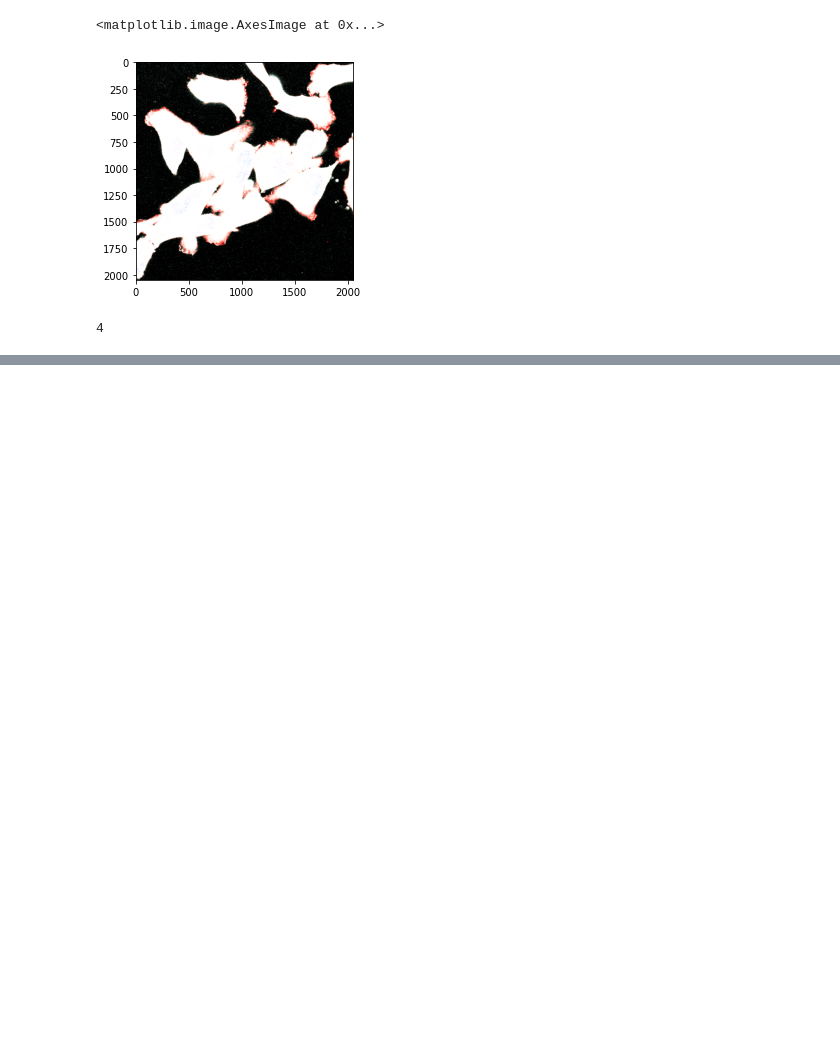
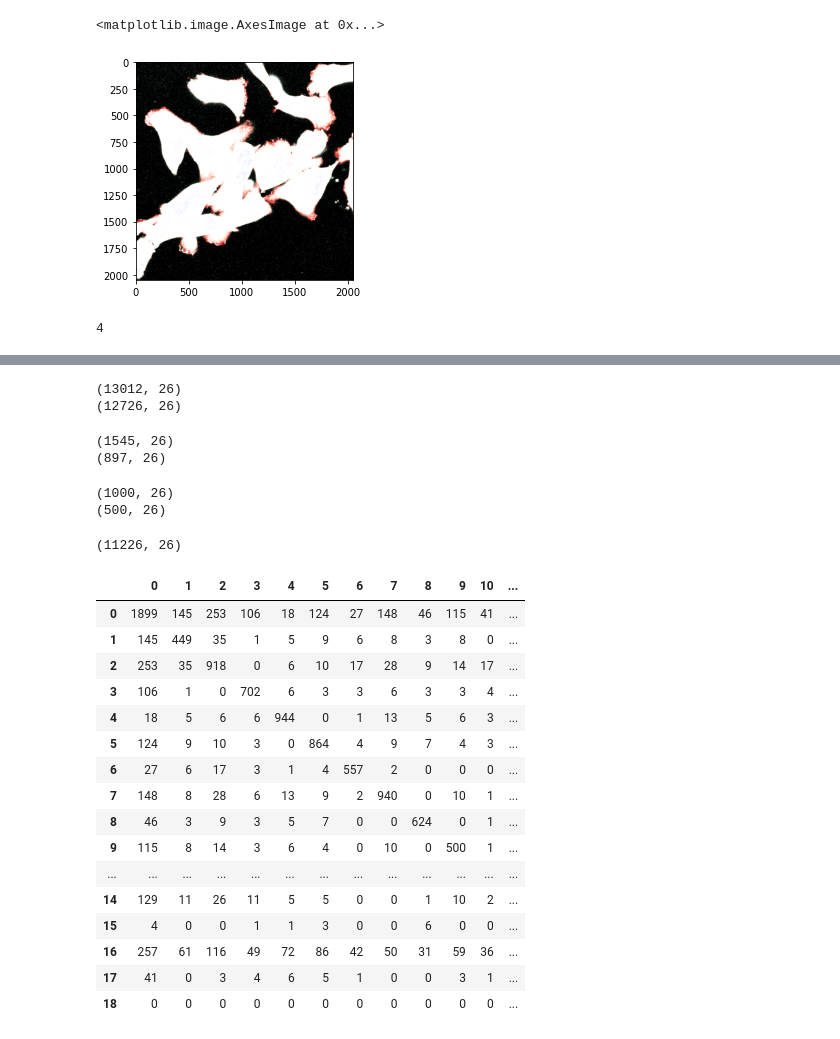
Before and after one commit to yuvaramsingh94/human_protein_atlas, a Jupyter notebook: code/cell_seg_data_analy.ipynb, the cells around one changed output, grey strips where cells are left out. Cells and saved outputs as stored; diff of their text form; code cells hidden in the pictures; blank space fills up the shorter version.

```diff
--- a/code/cell_seg_data_analy.ipynb
+++ b/code/cell_seg_data_analy.ipynb
@@ -234,0 +315,27 @@ np.count_nonzero(np.array([1,0,3,4,5,0]))
+# %%
+print(train_fold_v2.shape)
+train_1_16_class = train_fold_v2[~v]
+print(train_1_16_class.shape)
+# %% [output]
+(13012, 26)
+(12726, 26)
+# %%
+print(train_fold_v2[(train_fold_v2['0'] ==1) & (train_fold_v2['is_single'] ==1)].shape)
+print(train_fold_v2[(train_fold_v2['16'] ==1) & (train_fold_v2['is_single'] ==1)].shape)
+# %% [output]
+(1545, 26)
+(897, 26)
+# %%
+v_0 = train_fold_v2[(train_fold_v2['0'] ==1) & (train_fold_v2['is_single'] ==1)].sample(n=1000, random_state=1)
+v_16 = train_fold_v2[(train_fold_v2['16'] ==1) & (train_fold_v2['is_single'] ==1)].sample(n=500, random_state=1)
+print(v_0.shape)
+print(v_16.shape)
+# %% [output]
+(1000, 26)
+(500, 26)
+# %%
+train_1_16_class = train_1_16_class[~train_1_16_class['ID'].isin(v_0["ID"].unique())]
+train_1_16_class = train_1_16_class[~train_1_16_class['ID'].isin(v_16["ID"].unique())]
+print(train_1_16_class.shape)
+# %% [output]
+(11226, 26)
@@ -234,0 +345,20 @@ np.count_nonzero(np.array([1,0,3,4,5,0]))
+# %%
+coocc
+# %% [output]
+|  | 0 | 1 | 2 | 3 | 4 | 5 | 6 | 7 | 8 | 9 | 10 | ... |
+| 0 | 1899 | 145 | 253 | 106 | 18 | 124 | 27 | 148 | 46 | 115 | 41 | ... |
+| 1 | 145 | 449 | 35 | 1 | 5 | 9 | 6 | 8 | 3 | 8 | 0 | ... |
+| 2 | 253 | 35 | 918 | 0 | 6 | 10 | 17 | 28 | 9 | 14 | 17 | ... |
+| 3 | 106 | 1 | 0 | 702 | 6 | 3 | 3 | 6 | 3 | 3 | 4 | ... |
+| 4 | 18 | 5 | 6 | 6 | 944 | 0 | 1 | 13 | 5 | 6 | 3 | ... |
+| 5 | 124 | 9 | 10 | 3 | 0 | 864 | 4 | 9 | 7 | 4 | 3 | ... |
+| 6 | 27 | 6 | 17 | 3 | 1 | 4 | 557 | 2 | 0 | 0 | 0 | ... |
+| 7 | 148 | 8 | 28 | 6 | 13 | 9 | 2 | 940 | 0 | 10 | 1 | ... |
+| 8 | 46 | 3 | 9 | 3 | 5 | 7 | 0 | 0 | 624 | 0 | 1 | ... |
+| 9 | 115 | 8 | 14 | 3 | 6 | 4 | 0 | 10 | 0 | 500 | 1 | ... |
+| ... | ... | ... | ... | ... | ... | ... | ... | ... | ... | ... | ... | ... |
+| 14 | 129 | 11 | 26 | 11 | 5 | 5 | 0 | 0 | 1 | 10 | 2 | ... |
+| 15 | 4 | 0 | 0 | 1 | 1 | 3 | 0 | 0 | 6 | 0 | 0 | ... |
+| 16 | 257 | 61 | 116 | 49 | 72 | 86 | 42 | 50 | 31 | 59 | 36 | ... |
+| 17 | 41 | 0 | 3 | 4 | 6 | 5 | 1 | 0 | 0 | 3 | 1 | ... |
+| 18 | 0 | 0 | 0 | 0 | 0 | 0 | 0 | 0 | 0 | 0 | 0 | ... |
```
Also changed, not shown: parts of 21 cells of this notebook, 6 other files.
